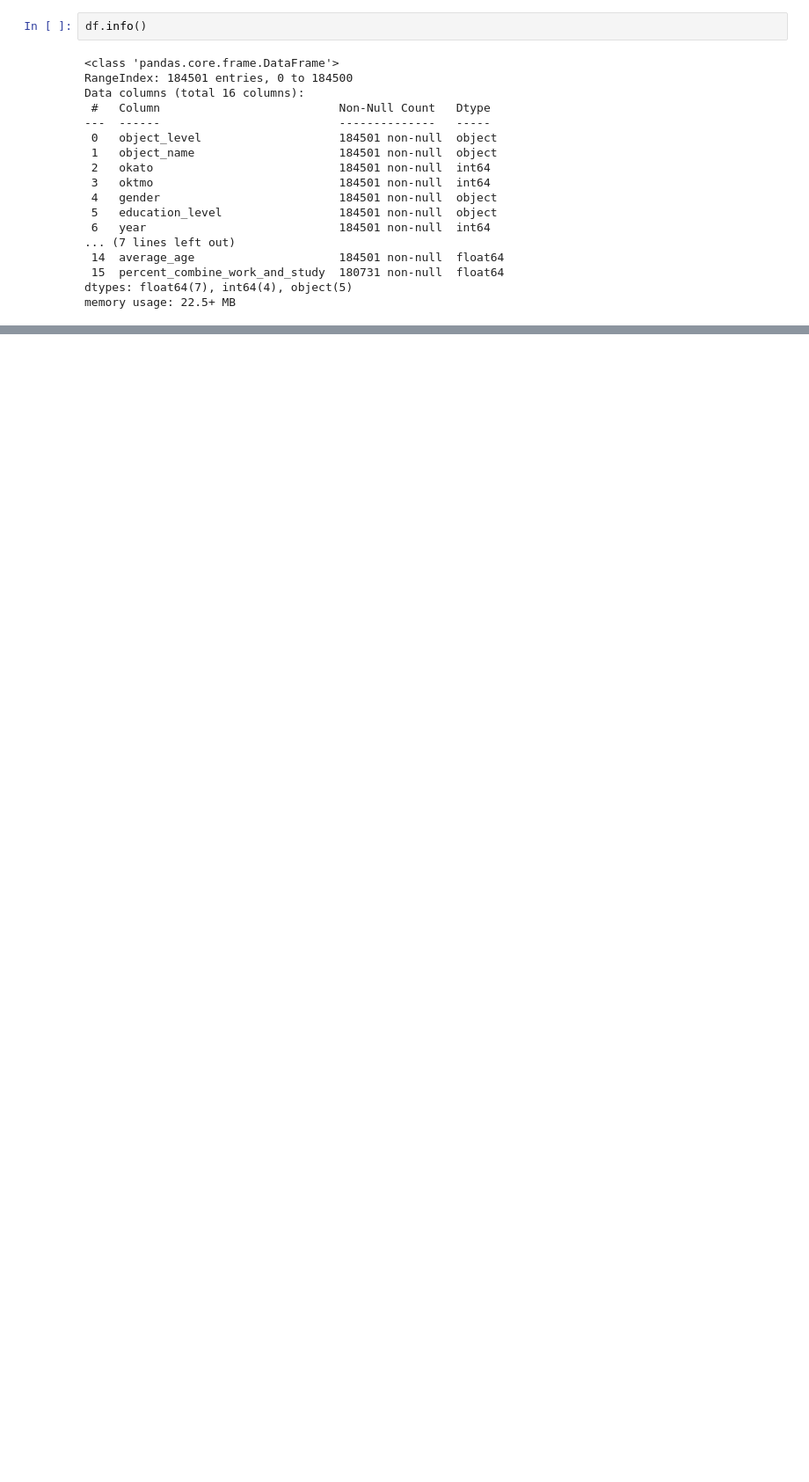
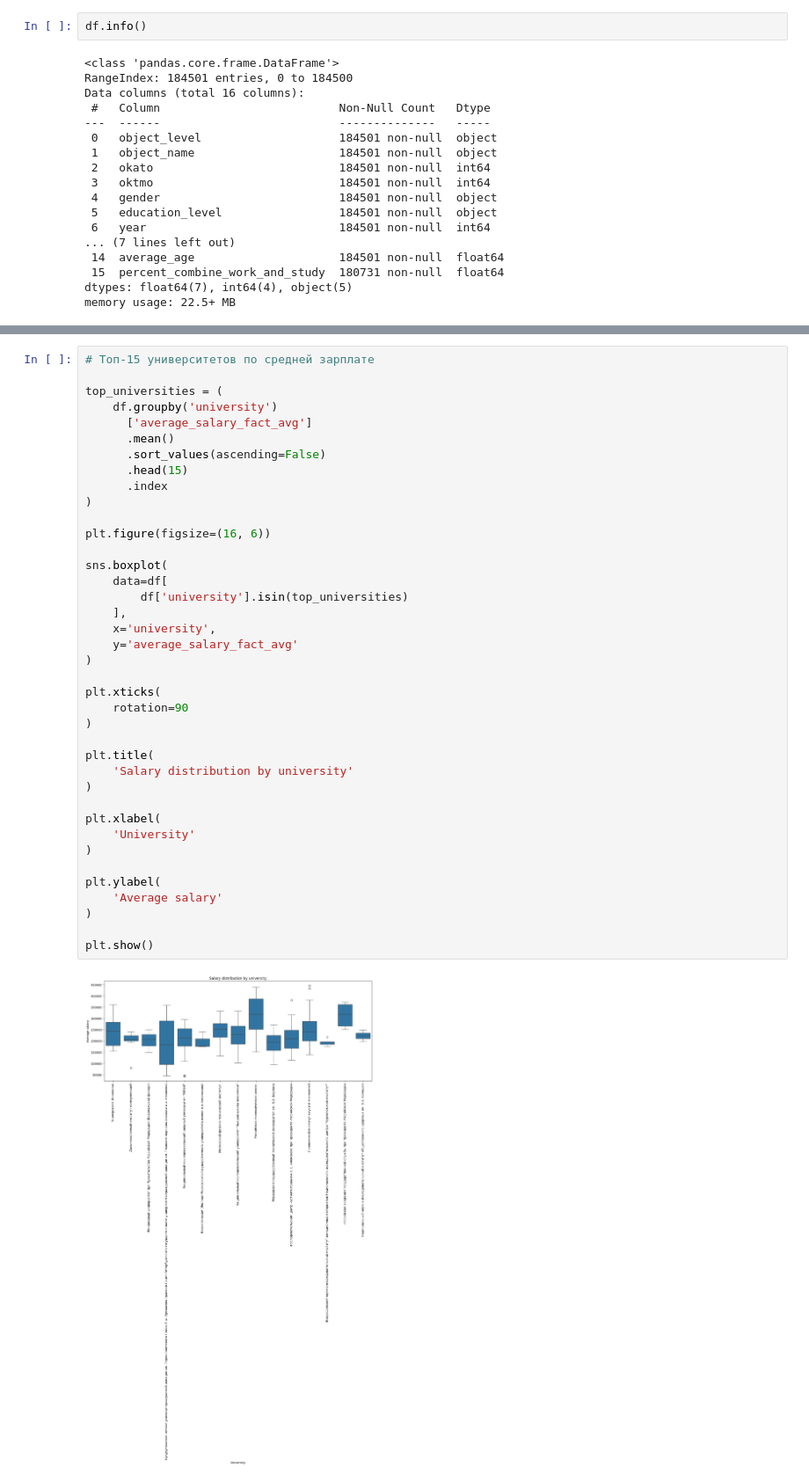
Before and after one commit to dendmish/SALARY_AVG26, a Jupyter notebook: SALARY_AVG26.ipynb, the cells around one changed output, grey strips where cells are left out. Shown at 88% size. Cells and saved outputs as stored; diff of their text form; blank space fills up the shorter version.

```diff
--- a/SALARY_AVG26.ipynb
+++ b/SALARY_AVG26.ipynb
@@ -44,0 +196,41 @@ array(['Всего', 'Мужской', 'Женский'], dtype=object)
+# %%
+# Топ-15 университетов по средней зарплате
+
+top_universities = (
+    df.groupby('university')
+      ['average_salary_fact_avg']
+      .mean()
+      .sort_values(ascending=False)
+      .head(15)
+      .index
+)
+
+plt.figure(figsize=(16, 6))
+
+sns.boxplot(
+    data=df[
+        df['university'].isin(top_universities)
+    ],
+    x='university',
+    y='average_salary_fact_avg'
+)
+
+plt.xticks(
+    rotation=90
+)
+
+plt.title(
+    'Salary distribution by university'
+)
+
+plt.xlabel(
+    'University'
+)
+
+plt.ylabel(
+    'Average salary'
+)
+
+plt.show()
+# %% [output]
+[figure, added]
```
Also changed, not shown: parts of 192 cells of this notebook.
